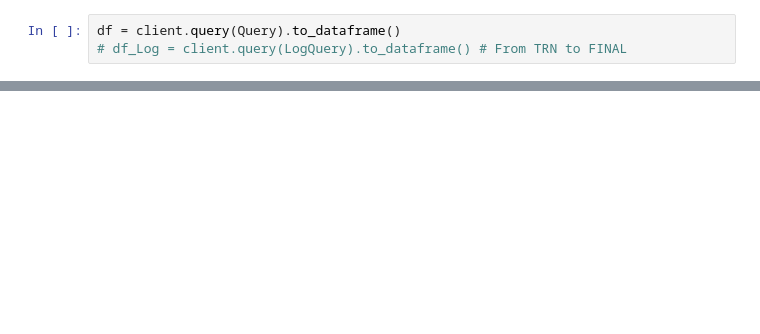
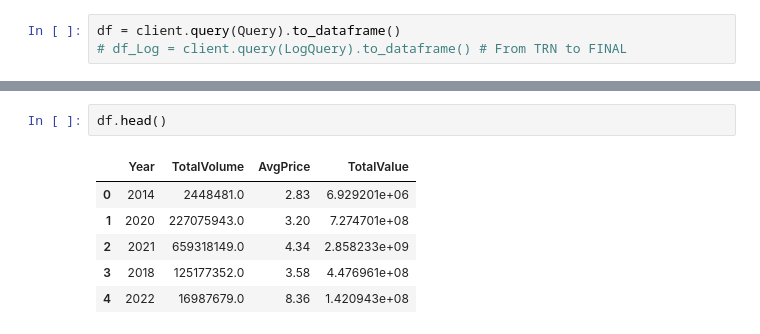
Before and after one commit to eddowding/em_colab, a Jupyter notebook: esmColab.ipynb, the cells around one changed output, grey strips where cells are left out. Cells and saved outputs as stored; diff of their text form; blank space fills up the shorter version.

```diff
--- a/esmColab.ipynb
+++ b/esmColab.ipynb
@@ -317,0 +1145,9 @@ df.to_gbq(project_id=Project_id,destination_table=DestinationDatasetName+'.'+Des
+# %%
+df.head()
+# %% [output]
+|  | Year | TotalVolume | AvgPrice | TotalValue |
+| 0 | 2014 | 2448481.0 | 2.83 | 6.929201e+06 |
+| 1 | 2020 | 227075943.0 | 3.20 | 7.274701e+08 |
+| 2 | 2021 | 659318149.0 | 4.34 | 2.858233e+09 |
+| 3 | 2018 | 125177352.0 | 3.58 | 4.476961e+08 |
+| 4 | 2022 | 16987679.0 | 8.36 | 1.420943e+08 |
```
Also changed, not shown: parts of 73 cells of this notebook.
